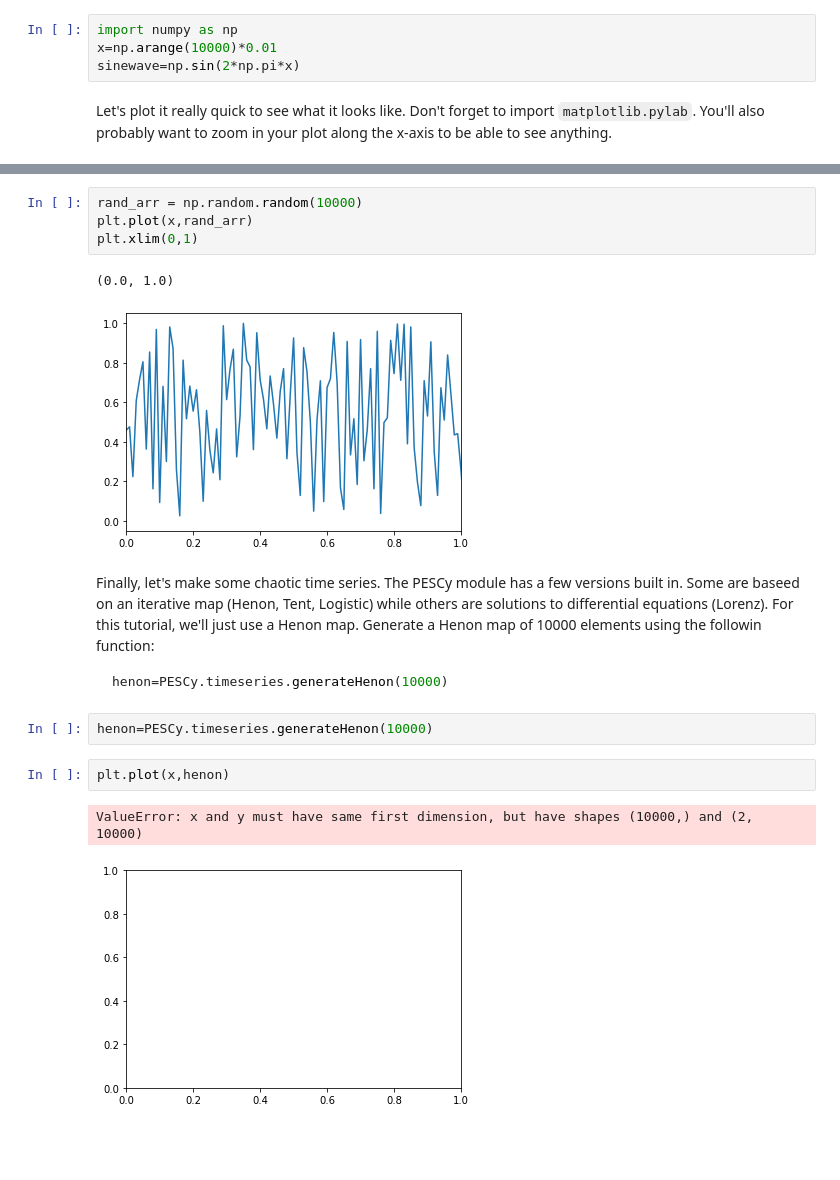
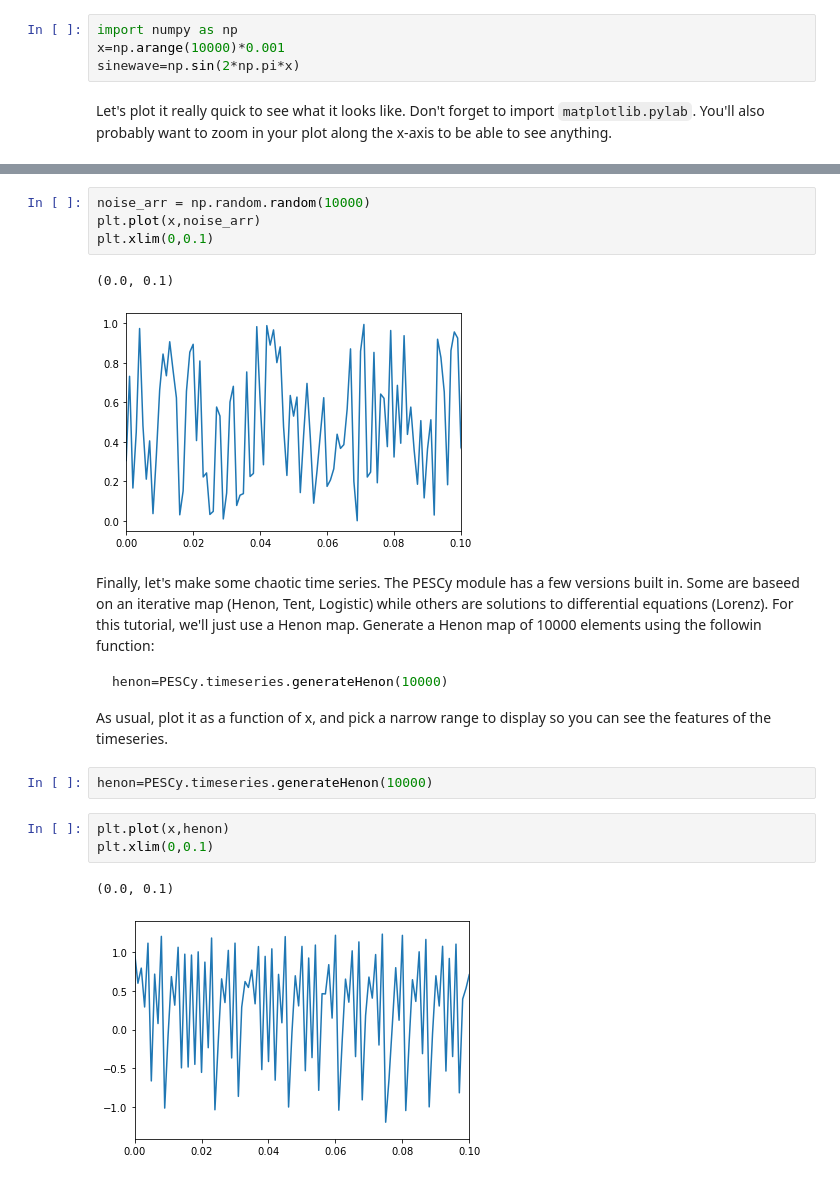
Before and after one commit to dschaffner/PESCy, a Jupyter notebook: notebooks/PESCy_tutorial.ipynb, the cells around one changed output, grey strips where cells are left out. Cells and saved outputs as stored; diff of their text form; blank space fills up the shorter version.

````diff
--- a/notebooks/PESCy_tutorial.ipynb
+++ b/notebooks/PESCy_tutorial.ipynb
@@ -19,7 +19,7 @@ sinewave=np.sin(2*np.pi*x)
 ```
 # %%
 import numpy as np
-x=np.arange(10000)*0.01
+x=np.arange(10000)*0.001
 sinewave=np.sin(2*np.pi*x)
 # %% [markdown]
 Let's plot it really quick to see what it looks like. Don't forget to import ```matplotlib.pylab```. You'll also probably want to zoom in your plot along the x-axis to be able to see anything.
@@ -39,19 +39,21 @@ Plot it as well as a function of x from above. Zoom in to 0,1 to be able to see
 # %%
-rand_arr = np.random.random(10000)
-plt.plot(x,rand_arr)
-plt.xlim(0,1)
+noise_arr = np.random.random(10000)
+plt.plot(x,noise_arr)
+plt.xlim(0,0.1)
 # %% [output]
-(0.0, 1.0)
+(0.0, 0.1)
-[figure, old version]
+[figure, new version]
 # %% [markdown]
 Finally, let's make some chaotic time series. The PESCy module has a few versions built in. Some are baseed on an iterative map (Henon, Tent, Logistic) while others are solutions to differential equations (Lorenz). For this tutorial, we'll just use a Henon map. Generate a Henon map of 10000 elements using the followin function:
 ```Python
 henon=PESCy.timeseries.generateHenon(10000)
 ```
+As usual, plot it as a function of x, and pick a narrow range to display so you can see the features of the timeseries.
-# %%
-henon=PESCy.timeseries.generateHenon(10000)
+# %%
+henon=PESCy.timeseries.generateHenon(10000)
 # %%
 plt.plot(x,henon)
+plt.xlim(0,0.1)
 # %% [output]
-ValueError: x and y must have same first dimension, but have shapes (10000,) and (2, 10000)
+(0.0, 0.1)
-[figure, old version]
+[figure, new version]
````
Also changed, not shown: parts of 11 cells of this notebook, 1 other file.
